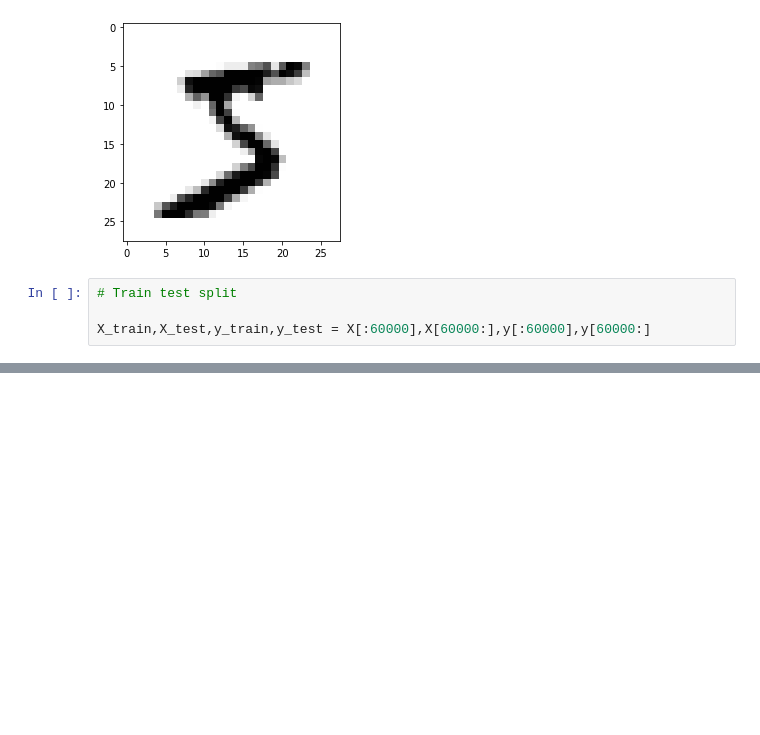
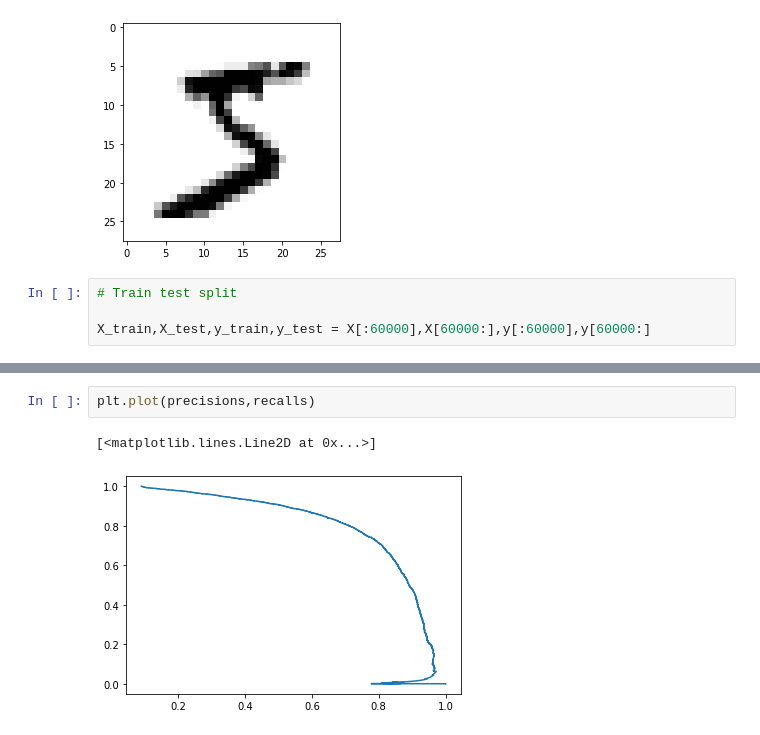
Before and after one commit to Aryaman2912/ML, a Jupyter notebook: MNIST_Classification.ipynb, the cells around one changed output, grey strips where cells are left out. Drawn from its saved outputs; the diff is of its cells as text; blank space fills up the shorter version.

```diff
--- a/MNIST_Classification.ipynb
+++ b/MNIST_Classification.ipynb
@@ -71,0 +102,5 @@ for train_index,test_index in skfolds.split(X_train,y_train_5):
+# %%
+plt.plot(precisions,recalls)
+# %% [output]
+[<matplotlib.lines.Line2D at 0x...>]
+[figure, added]
```
Also changed, not shown: parts of 4 cells of this notebook.
